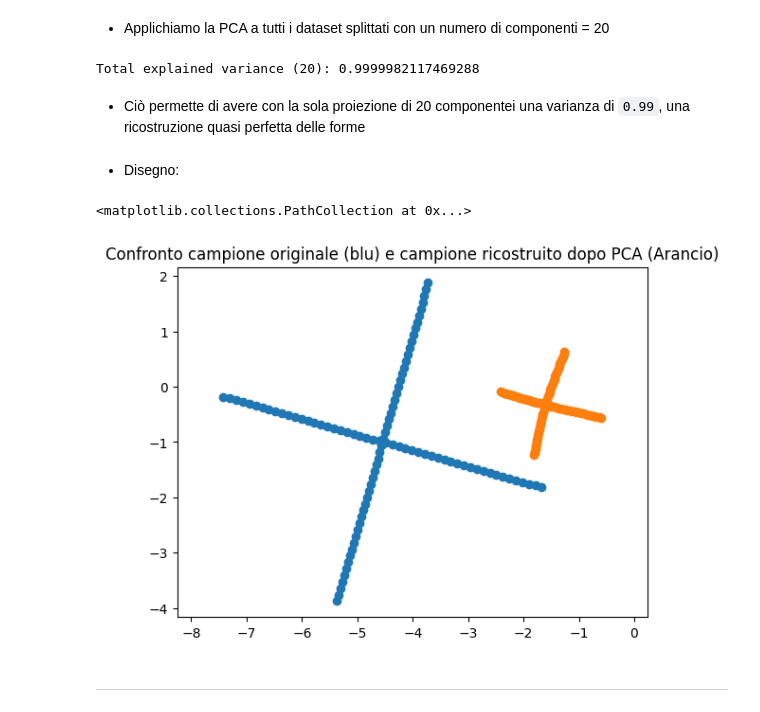
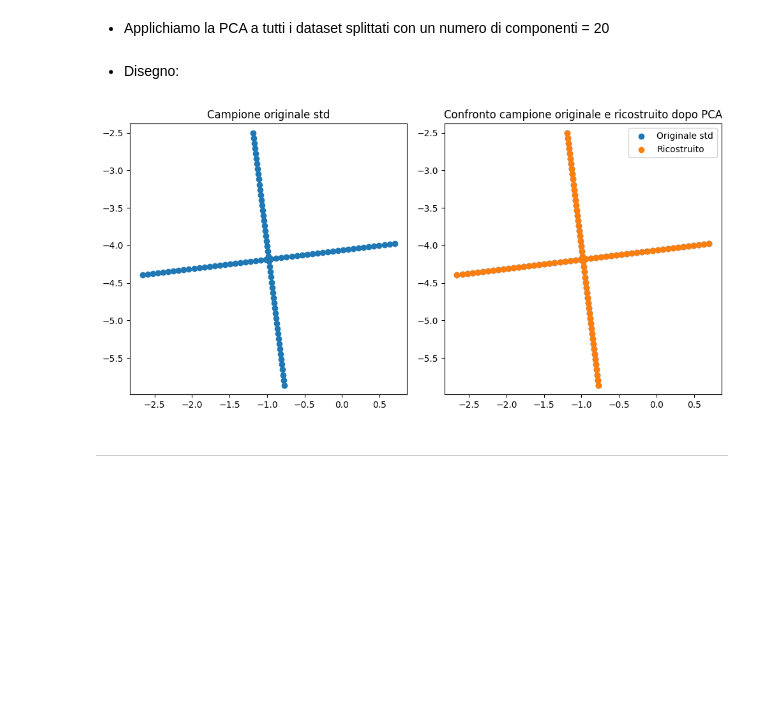
Before and after one commit to fettinz/Shape-recognition-Machine-Learning, a Jupyter notebook: Bellacopia.ipynb, the cells around one changed output. Drawn from its saved outputs; the diff is of its cells as text; code cells hidden in the pictures; blank space fills up the shorter version.

```diff
--- a/Bellacopia.ipynb
+++ b/Bellacopia.ipynb
@@ -300,53 +300,58 @@ def pca(M, vec, numpc=0):
 # %% [markdown]
 * Applichiamo la PCA a tutti i dataset splittati con un numero di componenti = 20
 # %%
-numpc = 50
+numpc = 20
 
-#TEST
-autovalori_test, autovettori_test, M_test = get_eigen(X_test_std)
-base_test, proiezioni_test = pca(M_test, autovettori_test, numpc=numpc)
+# Calcolo autovalori, autovettori e M_train centrate sulla media di X_train_std
+evals_train, evects_train, M_train = get_eigen(X_train_std)
 
-transformed_test_set = proiezioni_test.dot(base_test.T)
+# Proietto TRAIN
+basis_train, proiezioni_train = pca(M_train, evects_train, numpc=numpc)
 
-#TRAIN
-autovalori_train, autovettori_train, M_train = get_eigen(X_train_std)
-base_train, proiezioni_train = pca(M_train, autovettori_train, numpc=numpc)
+# ------- 4. PCA sul TEST usando la STESSA base e media del TRAIN -------
+# Ricostruisco M_test sottraendo la media di X_train_std
+means_train = np.mean(X_train_std, axis=0)
+M_test = X_test_std - means_train
 
-transformed_train_set = proiezioni_train.dot(base_train.T)
+# Richiamo pca con vec = evects_train (gli stessi usati per il train)
+basis_test, proiezioni_test = pca(M_test, evects_train, numpc=numpc)
-# %%
-var_ratio = autovalori_train / autovalori_train.sum()
-print("Total explained variance (%d):" % numpc, var_ratio[:numpc].sum())
-# %% [output]
-Total explained variance (20): 0.9999982117469288
-# %% [markdown]
-* Ciò permette di avere con la sola proiezione di 20 componentei una varianza di `0.99`, una ricostruzione quasi perfetta delle forme
 # %% [markdown]
 * Disegno:
 # %%
 
 i = np.random.randint(low=1, high=1000)
 
-projected = proiezioni_train.dot(base_train.T)
-projected_example_train = projected[i]
-transformed_example_train = projected_example_train.reshape(-1,2)
 
-orig = X_train[i].reshape(-1,2)
-x  = [orig[i][0] for i in range(orig.shape[0])]
-y  = [orig[i][1] for i in range(orig.shape[0])]
-ax1 = plt.subplot()
-ax1.set_title("Campione originale")
+# 2) ricostruzione dell'intero train set in scala standard
+M_recon = proiezioni_train.dot(basis_train.T)                     # dati centrati ricostruiti
+means_train = np.mean(X_train_std, axis=0)                        # media del train set standardizzato
+X_recon_std = M_recon + means_train                               # riaggiungo la media
+# se vuoi riportare nello spazio originale:
+X_recon = scaler.inverse_transform(X_recon_std)
+
+# 3) estrai il campione originale e quello ricostruito
+orig_sample  = X_train[i].reshape(-1, 2)
+recon_sample = X_recon[i].reshape(-1, 2)
+
+# 4) plot
+fig, (ax1, ax2) = plt.subplots(1, 2, figsize=(10, 5))
+
+# subplot 1: campione originale
+ax1.scatter(orig_sample[:,0], orig_sample[:,1])
+ax1.set_title("Campione originale std")
 ax1.axis('equal')
-ax1.scatter(x,y)
 
-x_recon  = [transformed_example_train[i][0] for i in range(transformed_example_train.shape[0])]
-y_recon  = [transformed_example_train[i][1] for i in range(transformed_example_train.shape[0])]
-ax2 = plt.subplot()
-ax2.set_title("Confronto campione originale (blu) e campione ricostruito dopo PCA (Arancio)")
+# subplot 2: confronto originale vs ricostruito
+ax2.scatter(orig_sample[:,0],  orig_sample[:,1],  label="Originale std")
+ax2.scatter(recon_sample[:,0], recon_sample[:,1], label="Ricostruito")
+ax2.set_title("Confronto campione originale e ricostruito dopo PCA")
 ax2.axis('equal')
-ax2.scatter(x_recon,y_recon)
+ax2.legend()
+
+plt.tight_layout()
+plt.show()
 # %% [output]
-<matplotlib.collections.PathCollection at 0x...>
-[figure, old version]
+[figure, new version]
 # %% [markdown]
 ---
 # %% [markdown]
```
Also changed, not shown: parts of 11 cells of this notebook, 2 other files.
